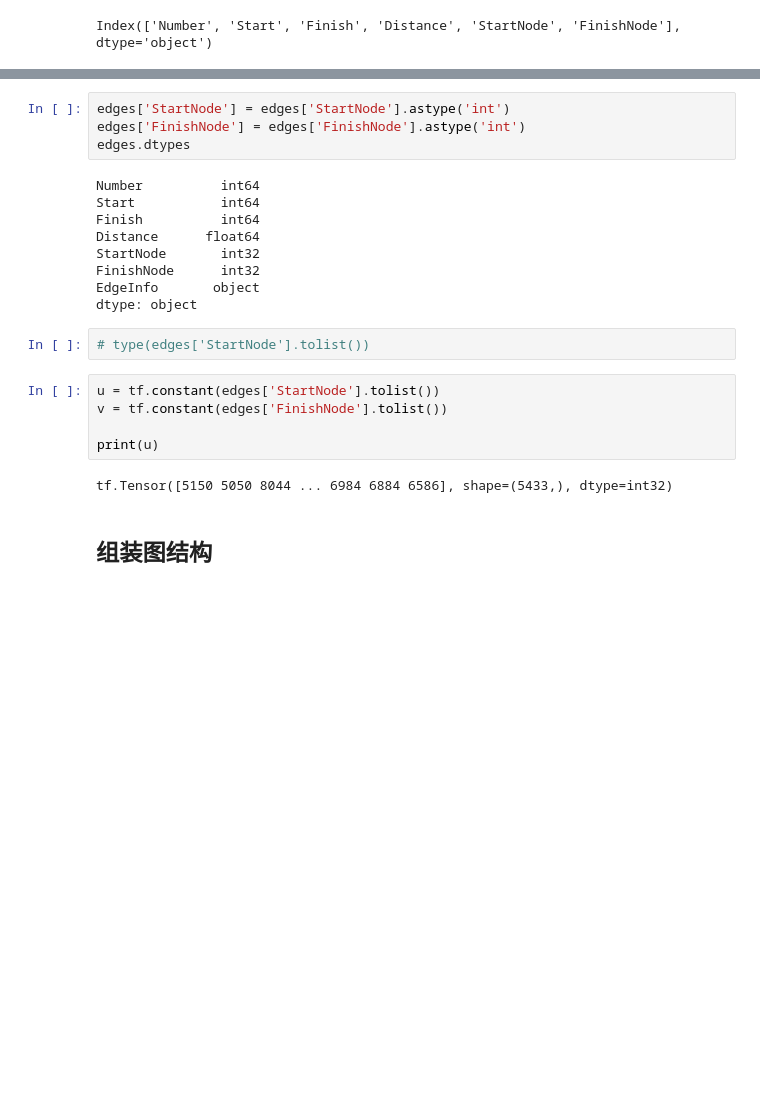
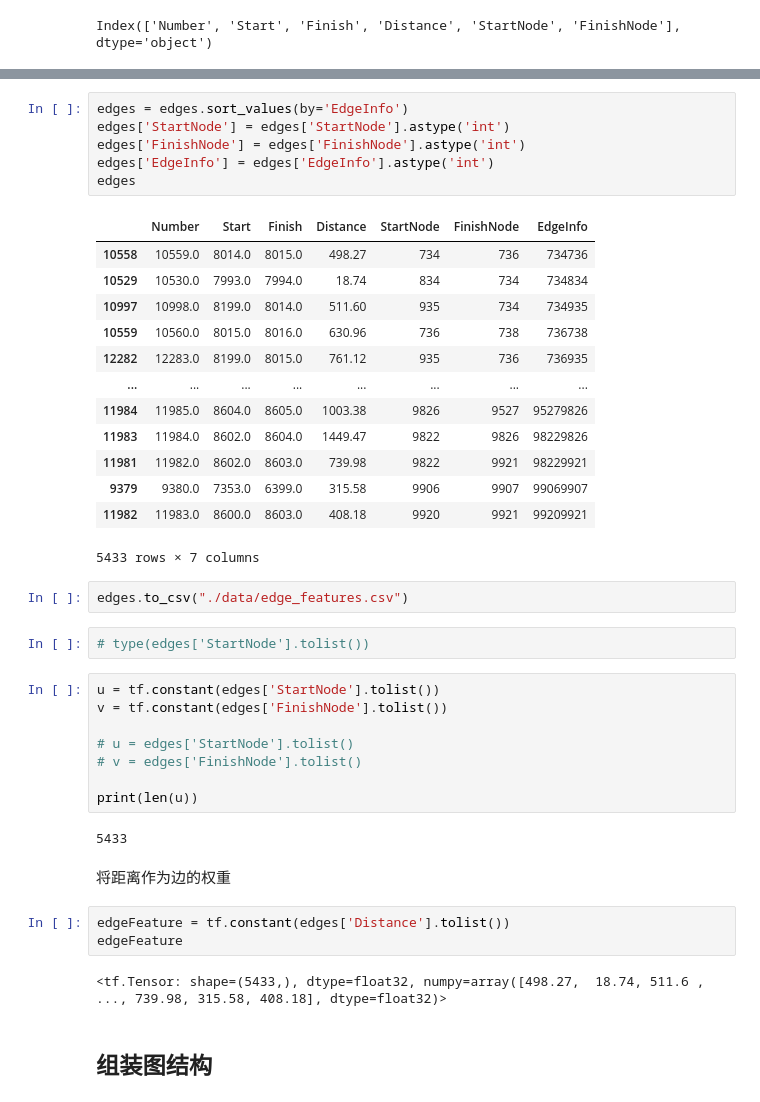
Before and after one commit to youareeverysingleday/HuaweiCupCompetition2022, a Jupyter notebook: FQuestion.ipynb, the cells around one changed output, grey strips where cells are left out. Cells and saved outputs as stored; diff of their text form; blank space fills up the shorter version.

```diff
--- a/FQuestion.ipynb
+++ b/FQuestion.ipynb
@@ -1992,25 +2001,44 @@ edges
 5433 rows × 7 columns
 # %%
+edges = edges.sort_values(by='EdgeInfo')
 edges['StartNode'] = edges['StartNode'].astype('int')
 edges['FinishNode'] = edges['FinishNode'].astype('int')
-edges.dtypes
+edges['EdgeInfo'] = edges['EdgeInfo'].astype('int')
+edges
 # %% [output]
+|  | Number | Start | Finish | Distance | StartNode | FinishNode | EdgeInfo |
+| 10558 | 10559.0 | 8014.0 | 8015.0 | 498.27 | 734 | 736 | 734736 |
+| 10529 | 10530.0 | 7993.0 | 7994.0 | 18.74 | 834 | 734 | 734834 |
+| 10997 | 10998.0 | 8199.0 | 8014.0 | 511.60 | 935 | 734 | 734935 |
+| 10559 | 10560.0 | 8015.0 | 8016.0 | 630.96 | 736 | 738 | 736738 |
+| 12282 | 12283.0 | 8199.0 | 8015.0 | 761.12 | 935 | 736 | 736935 |
+| ... | ... | ... | ... | ... | ... | ... | ... |
+| 11984 | 11985.0 | 8604.0 | 8605.0 | 1003.38 | 9826 | 9527 | 95279826 |
+| 11983 | 11984.0 | 8602.0 | 8604.0 | 1449.47 | 9822 | 9826 | 98229826 |
+| 11981 | 11982.0 | 8602.0 | 8603.0 | 739.98 | 9822 | 9921 | 98229921 |
+| 9379 | 9380.0 | 7353.0 | 6399.0 | 315.58 | 9906 | 9907 | 99069907 |
+| 11982 | 11983.0 | 8600.0 | 8603.0 | 408.18 | 9920 | 9921 | 99209921 |
-Number          int64
-Start           int64
-Finish          int64
-Distance      float64
-StartNode       int32
-FinishNode      int32
-EdgeInfo       object
-dtype: object
+5433 rows × 7 columns
+# %%
+edges.to_csv("./data/edge_features.csv")
 # %%
 # type(edges['StartNode'].tolist())
 # %%
 u = tf.constant(edges['StartNode'].tolist())
 v = tf.constant(edges['FinishNode'].tolist())
 
-print(u)
+# u = edges['StartNode'].tolist()
+# v = edges['FinishNode'].tolist()
+
+print(len(u))
 # %% [output]
-tf.Tensor([5150 5050 8044 ... 6984 6884 6586], shape=(5433,), dtype=int32)
+5433
+# %% [markdown]
+将距离作为边的权重
+# %%
+edgeFeature = tf.constant(edges['Distance'].tolist())
+edgeFeature
+# %% [output]
+<tf.Tensor: shape=(5433,), dtype=float32, numpy=array([498.27,  18.74, 511.6 , ..., 739.98, 315.58, 408.18], dtype=float32)>
 # %% [markdown]
 ## 组装图结构
```
Also changed, not shown: parts of 20 cells of this notebook, 38 other files.
